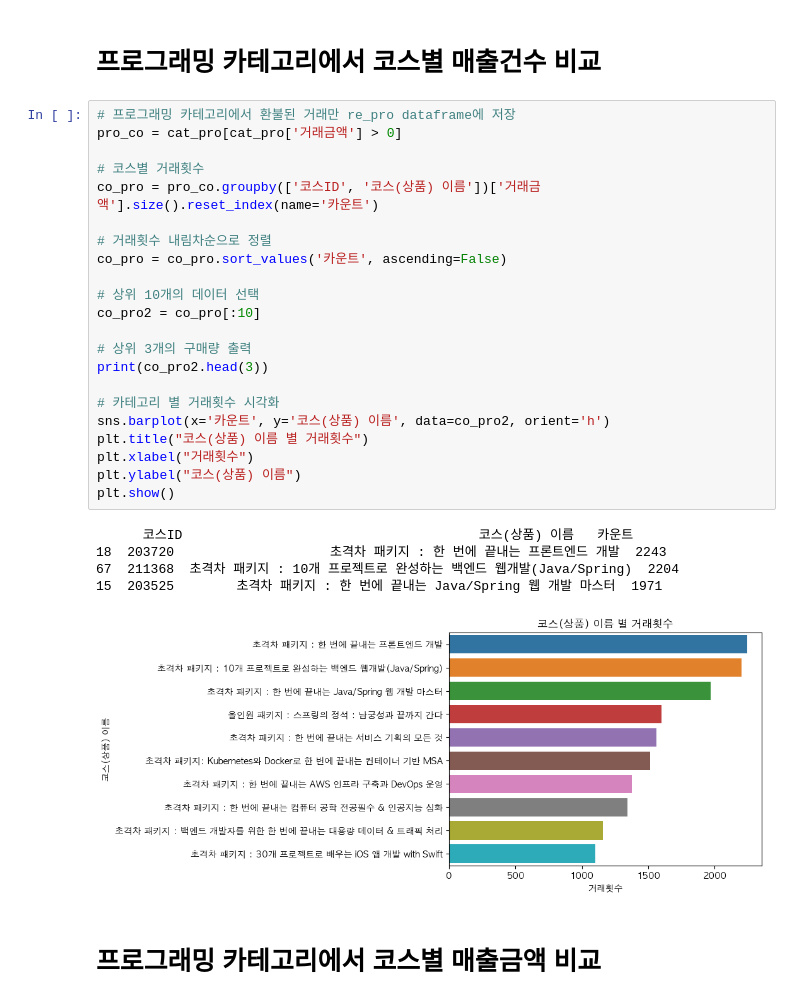
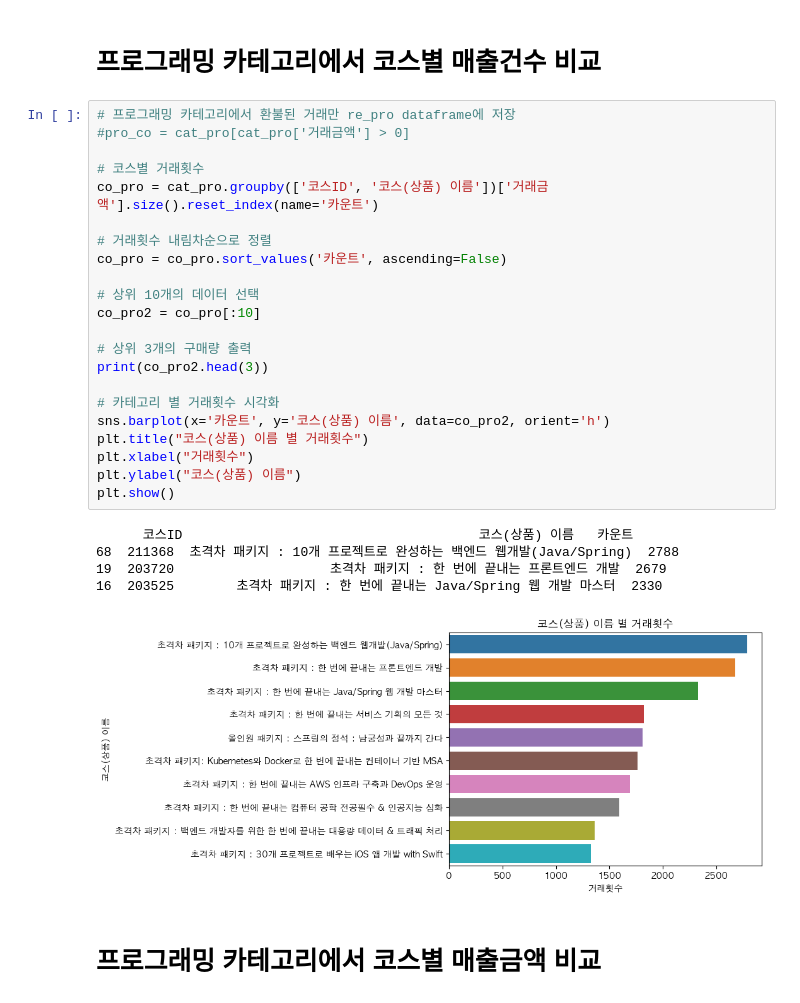
Before and after one commit to hogooba/minpj, a Jupyter notebook: pj.ipynb, the cells around one changed output. Saved outputs shown, nothing was run; the diff lists cells and outputs as text.

```diff
--- a/pj.ipynb
+++ b/pj.ipynb
@@ -762,32 +757,32 @@ print(r_pro.tail(1))
 # 프로그래밍 카테고리에서 코스별 매출건수 비교
 # %%
 # 프로그래밍 카테고리에서 환불된 거래만 re_pro dataframe에 저장
-pro_co = cat_pro[cat_pro['거래금액'] > 0]
+#pro_co = cat_pro[cat_pro['거래금액'] > 0]
 
 # 코스별 거래횟수
-co_pro = pro_co.groupby(['코스ID', '코스(상품) 이름'])['거래금액'].size().reset_index(name='카운트')
+co_pro = cat_pro.groupby(['코스ID', '코스(상품) 이름'])['거래금액'].size().reset_index(name='카운트')
 
 # 거래횟수 내림차순으로 정렬
 co_pro = co_pro.sort_values('카운트', ascending=False)
 
 # 상위 10개의 데이터 선택
 co_pro2 = co_pro[:10]
 
 # 상위 3개의 구매량 출력
 print(co_pro2.head(3))
 
 # 카테고리 별 거래횟수 시각화
 sns.barplot(x='카운트', y='코스(상품) 이름', data=co_pro2, orient='h')
 plt.title("코스(상품) 이름 별 거래횟수")
 plt.xlabel("거래횟수")
 plt.ylabel("코스(상품) 이름")
 plt.show()
 # %% [output]
       코스ID                                      코스(상품) 이름   카운트
-18  203720                    초격차 패키지 : 한 번에 끝내는 프론트엔드 개발  2243
-67  211368  초격차 패키지 : 10개 프로젝트로 완성하는 백엔드 웹개발(Java/Spring)  2204
-15  203525        초격차 패키지 : 한 번에 끝내는 Java/Spring 웹 개발 마스터  1971
+68  211368  초격차 패키지 : 10개 프로젝트로 완성하는 백엔드 웹개발(Java/Spring)  2788
+19  203720                    초격차 패키지 : 한 번에 끝내는 프론트엔드 개발  2679
+16  203525        초격차 패키지 : 한 번에 끝내는 Java/Spring 웹 개발 마스터  2330
-[figure, old version]
+[figure, new version]
 # %% [markdown]
 # 프로그래밍 카테고리에서 코스별 매출금액 비교
 # %%
```
Also changed, not shown: parts of 17 cells of this notebook.
